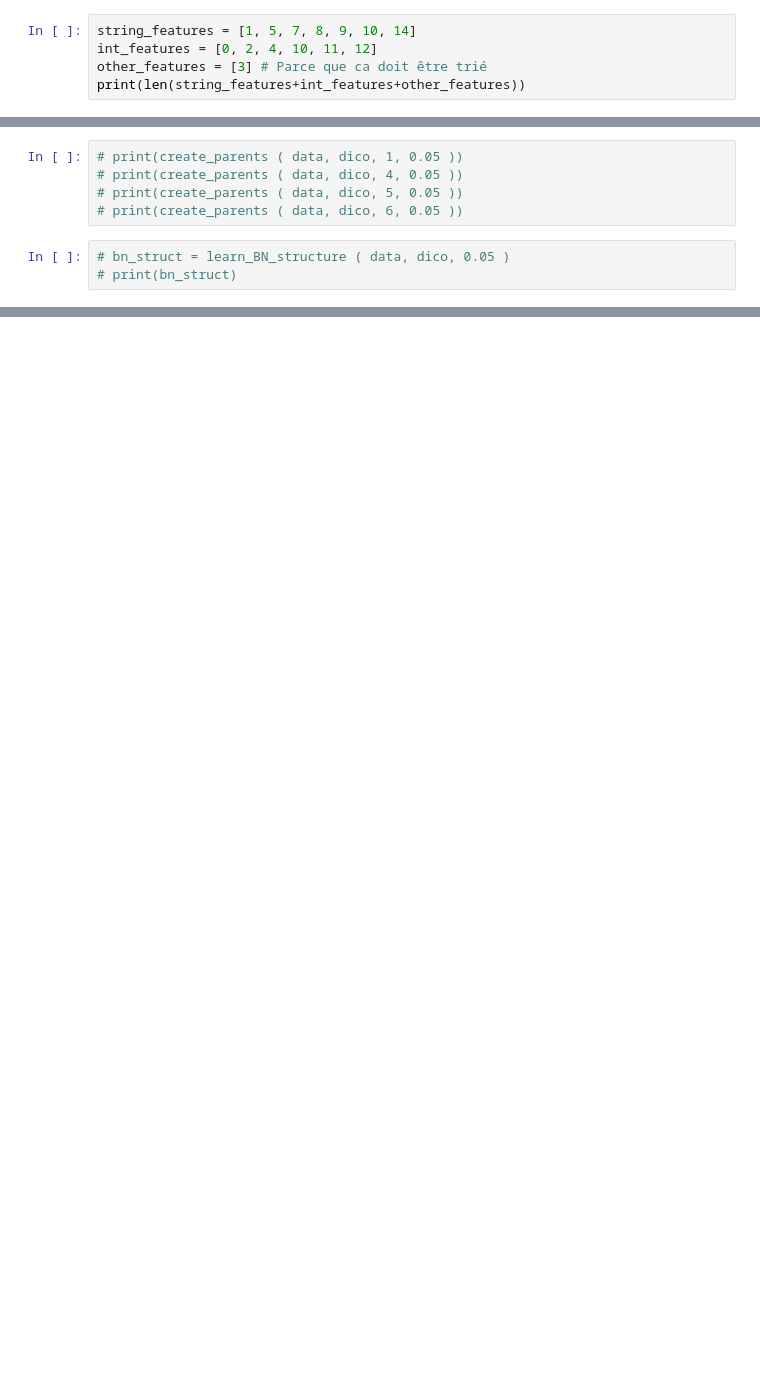
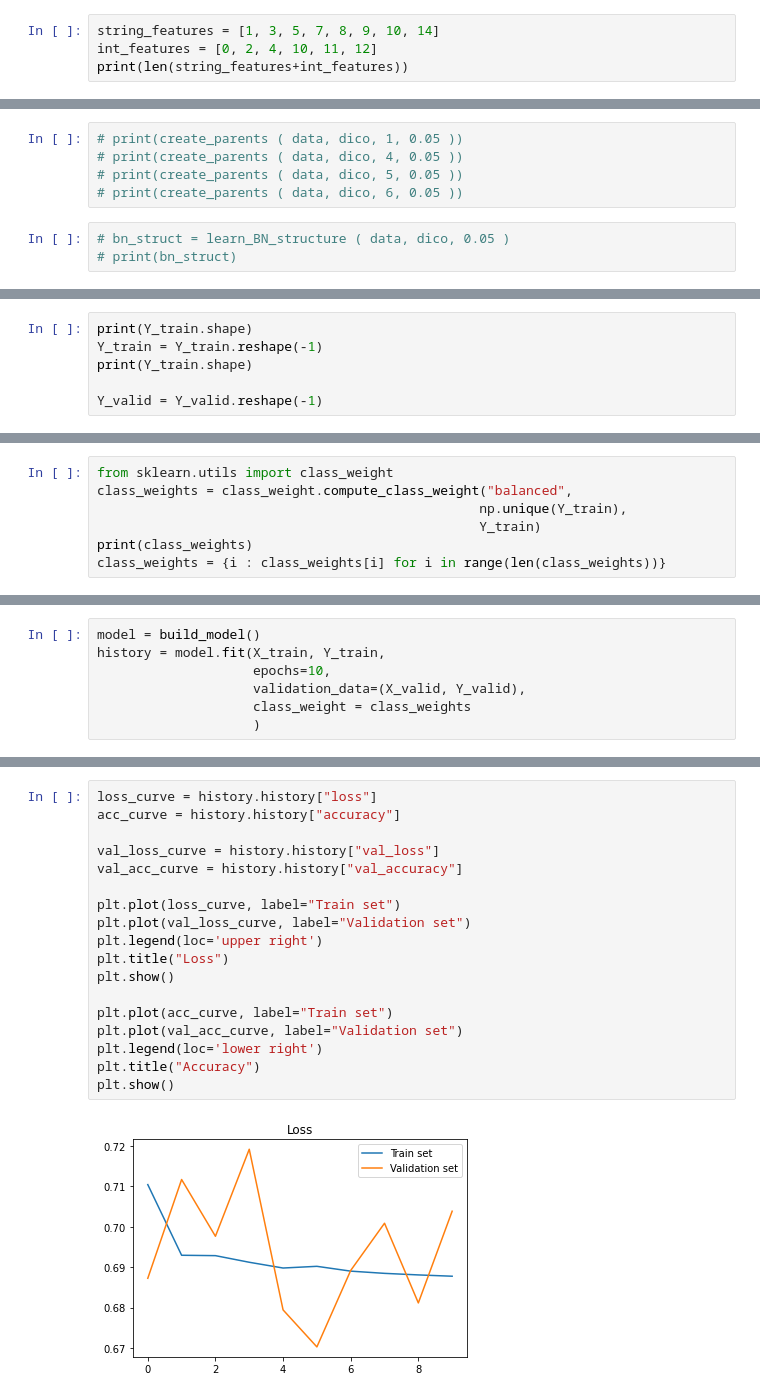
Before and after one commit to hanzopgp/MasterBioInformaticsPTs, a Jupyter notebook: S1/MAPSI/TME/TME5/enonce/TME5DurandKordon.ipynb, the cells around one changed output, grey strips where cells are left out. Saved outputs shown, nothing was run; the diff lists cells and outputs as text; blank space fills up the shorter version.

```diff
--- a/S1/MAPSI/TME/TME5/enonce/TME5DurandKordon.ipynb
+++ b/S1/MAPSI/TME/TME5/enonce/TME5DurandKordon.ipynb
@@ -725,8 +725,7 @@ features_name = ["age", "workclass", "fnlwgt", "education", "education_num", "ma
 # %%
-string_features = [1, 5, 7, 8, 9, 10, 14]
+string_features = [1, 3, 5, 7, 8, 9, 10, 14]
 int_features = [0, 2, 4, 10, 11, 12]
-other_features = [3] # Parce que ca doit être trié
-print(len(string_features+int_features+other_features))
+print(len(string_features+int_features))
 # %% [output]
 14
 # %%
@@ -827,0 +956,6 @@ print(data)
+# %%
+print(Y_train.shape)
+Y_train = Y_train.reshape(-1)
+print(Y_train.shape)
+
+Y_valid = Y_valid.reshape(-1)
@@ -827,0 +977,7 @@ print(data)
+# %%
+from sklearn.utils import class_weight
+class_weights = class_weight.compute_class_weight("balanced",
+                                                 np.unique(Y_train),
+                                                 Y_train)
+print(class_weights)
+class_weights = {i : class_weights[i] for i in range(len(class_weights))}
@@ -827,0 +986,7 @@ print(data)
+# %%
+model = build_model()
+history = model.fit(X_train, Y_train,
+                    epochs=10,
+                    validation_data=(X_valid, Y_valid),
+                    class_weight = class_weights
+                    )
@@ -827,0 +1011,20 @@ print(data)
+# %%
+loss_curve = history.history["loss"]
+acc_curve = history.history["accuracy"]
+
+val_loss_curve = history.history["val_loss"]
+val_acc_curve = history.history["val_accuracy"]
+
+plt.plot(loss_curve, label="Train set")
+plt.plot(val_loss_curve, label="Validation set")
+plt.legend(loc='upper right')
+plt.title("Loss")
+plt.show()
+
+plt.plot(acc_curve, label="Train set")
+plt.plot(val_acc_curve, label="Validation set")
+plt.legend(loc='lower right')
+plt.title("Accuracy")
+plt.show()
+# %% [output]
+[figure, added]
```
Also changed, not shown: parts of 27 cells of this notebook, 2 other files.
